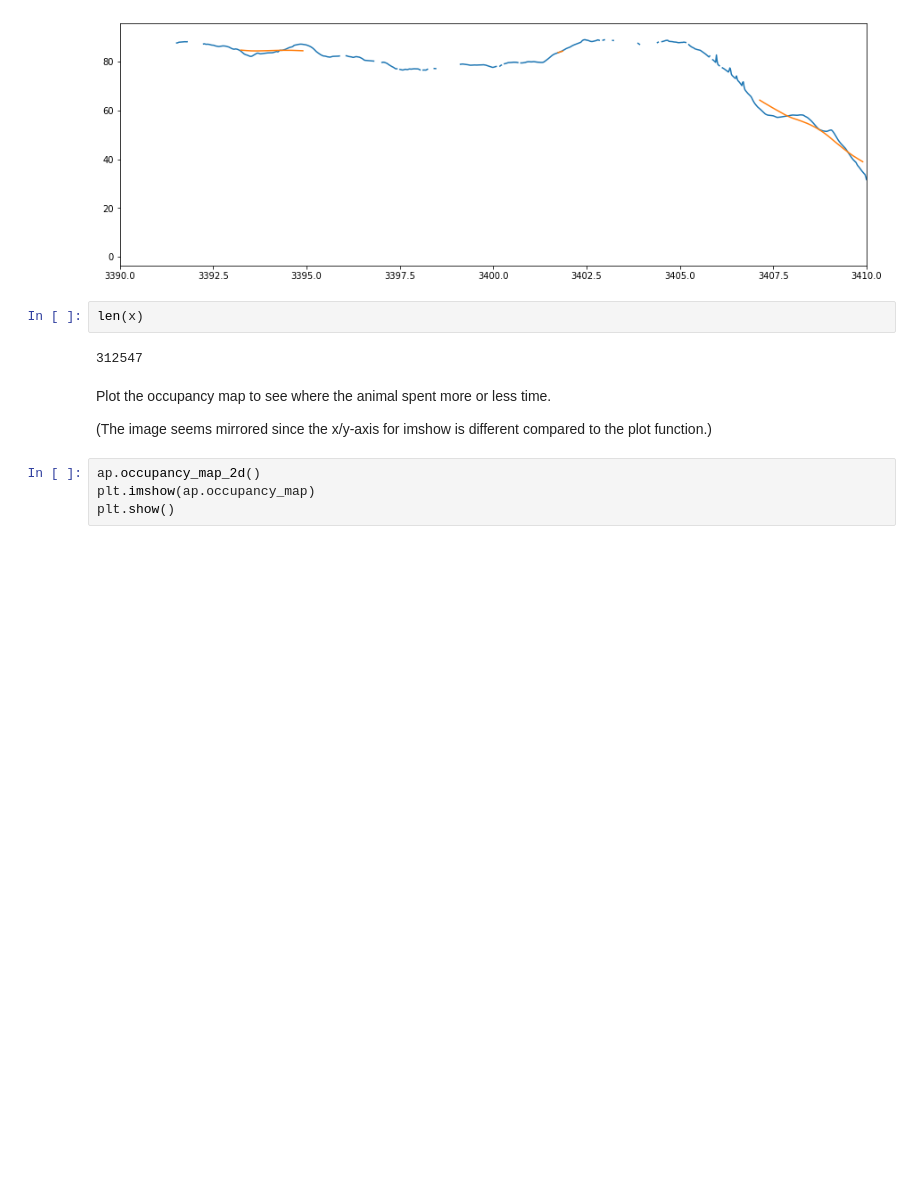
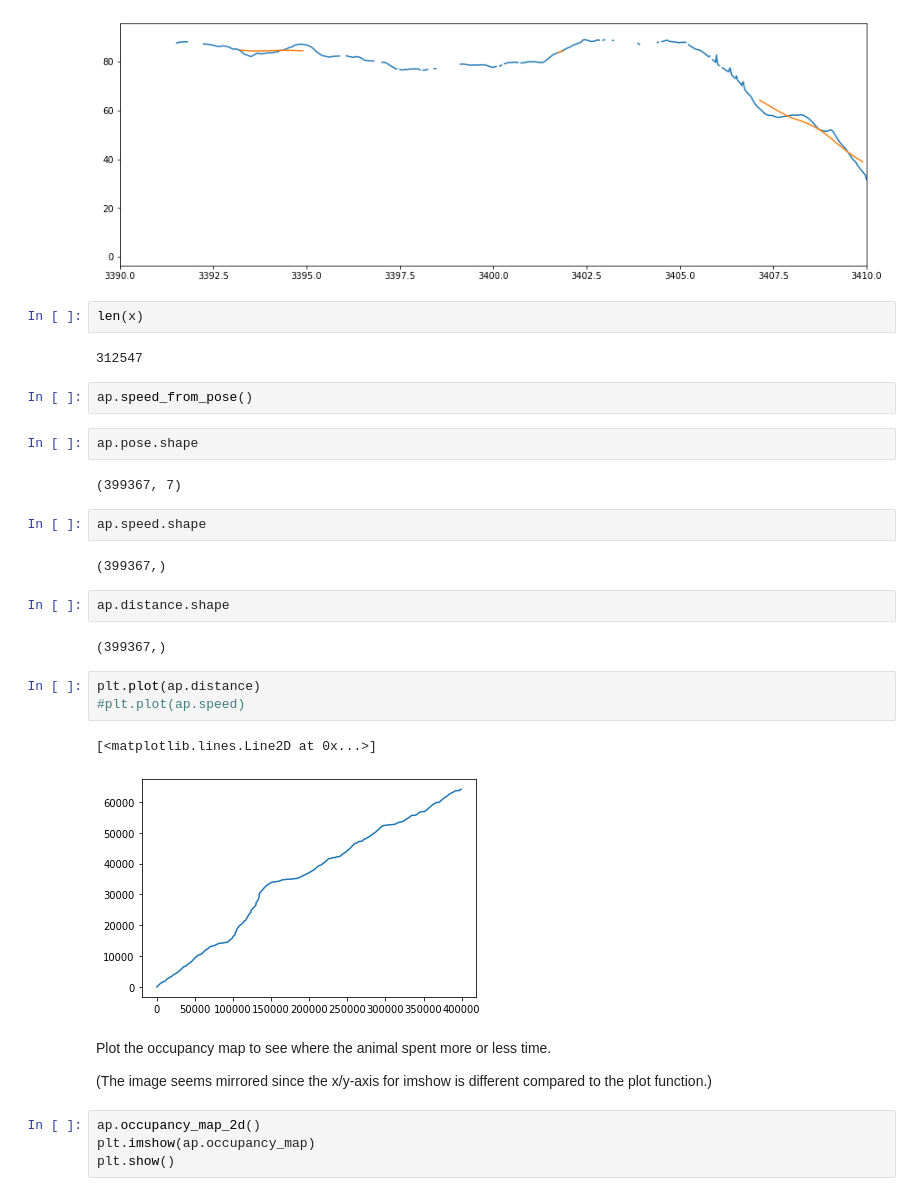
Before and after one commit to kevin-allen/spikeA, a Jupyter notebook: docs_notebooks/cell_overview_one_trial_polarplot-waveform.ipynb, the cells around one changed output. Drawn from its saved outputs; the diff is of its cells as text; blank space fills up the shorter version.

```diff
--- a/docs_notebooks/cell_overview_one_trial_polarplot-waveform.ipynb
+++ b/docs_notebooks/cell_overview_one_trial_polarplot-waveform.ipynb
@@ -493,6 +489,26 @@ plt.show()
 len(x)
 # %% [output]
 312547
+# %%
+ap.speed_from_pose()
+# %%
+ap.pose.shape
+# %% [output]
+(399367, 7)
+# %%
+ap.speed.shape
+# %% [output]
+(399367,)
+# %%
+ap.distance.shape
+# %% [output]
+(399367,)
+# %%
+plt.plot(ap.distance)
+#plt.plot(ap.speed)
+# %% [output]
+[<matplotlib.lines.Line2D at 0x...>]
+[figure, added]
 # %% [markdown]
 Plot the occupancy map to see where the animal spent more or less time.
 
```
Also changed, not shown: parts of 16 cells of this notebook, 2 other files.
